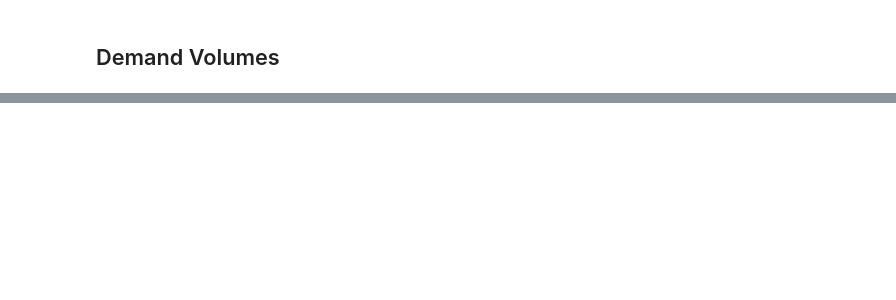
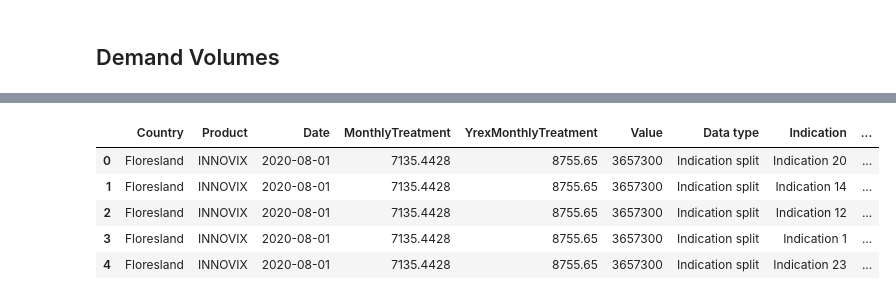
Before and after one commit to BrunoManzano/LauzHack, a Jupyter notebook: notebooks/Product_Comparison.ipynb, the cells around one changed output, grey strips where cells are left out. Cells and saved outputs as stored; diff of their text form; code cells hidden in the pictures; blank space fills up the shorter version.

```diff
--- a/notebooks/Product_Comparison.ipynb
+++ b/notebooks/Product_Comparison.ipynb
@@ -400,0 +259,18 @@ merged_activity_floresland.head(15)
+# %%
+elbonie_cleaned_indications = elbonie_final_indications[~(((elbonie_final_indications['Indication'] == 'Indication 15') & (elbonie_final_indications['Sub-Indication'] == 'Indication 15')) |
+                 ((elbonie_final_indications['Indication'] == 'Indication 19') & (elbonie_final_indications['Sub-Indication'] == 'Indication 19')))]
+# %%
+elbonie_cleaned_indications = elbonie_cleaned_indications.rename(columns={
+    'Value_x': 'PatientsDescribed',
+    'Value_y': 'YrexPatientsDescribed',
+})
+# %%
+final_df = elbonie_demand_exfactor.merge(on=['Product', 'Country','Date'], right=elbonie_cleaned_indications)
+final_df.head(5)
+# %% [output]
+|  | Country | Product | Date | MonthlyTreatment | YrexMonthlyTreatment | Value | Data type | Indication | ... |
+| 0 | Floresland | INNOVIX | 2020-08-01 | 7135.4428 | 8755.65 | 3657300 | Indication split | Indication 20 | ... |
+| 1 | Floresland | INNOVIX | 2020-08-01 | 7135.4428 | 8755.65 | 3657300 | Indication split | Indication 14 | ... |
+| 2 | Floresland | INNOVIX | 2020-08-01 | 7135.4428 | 8755.65 | 3657300 | Indication split | Indication 12 | ... |
+| 3 | Floresland | INNOVIX | 2020-08-01 | 7135.4428 | 8755.65 | 3657300 | Indication split | Indication 1 | ... |
+| 4 | Floresland | INNOVIX | 2020-08-01 | 7135.4428 | 8755.65 | 3657300 | Indication split | Indication 23 | ... |
```
Also changed, not shown: parts of 67 cells of this notebook, 2 other files.
